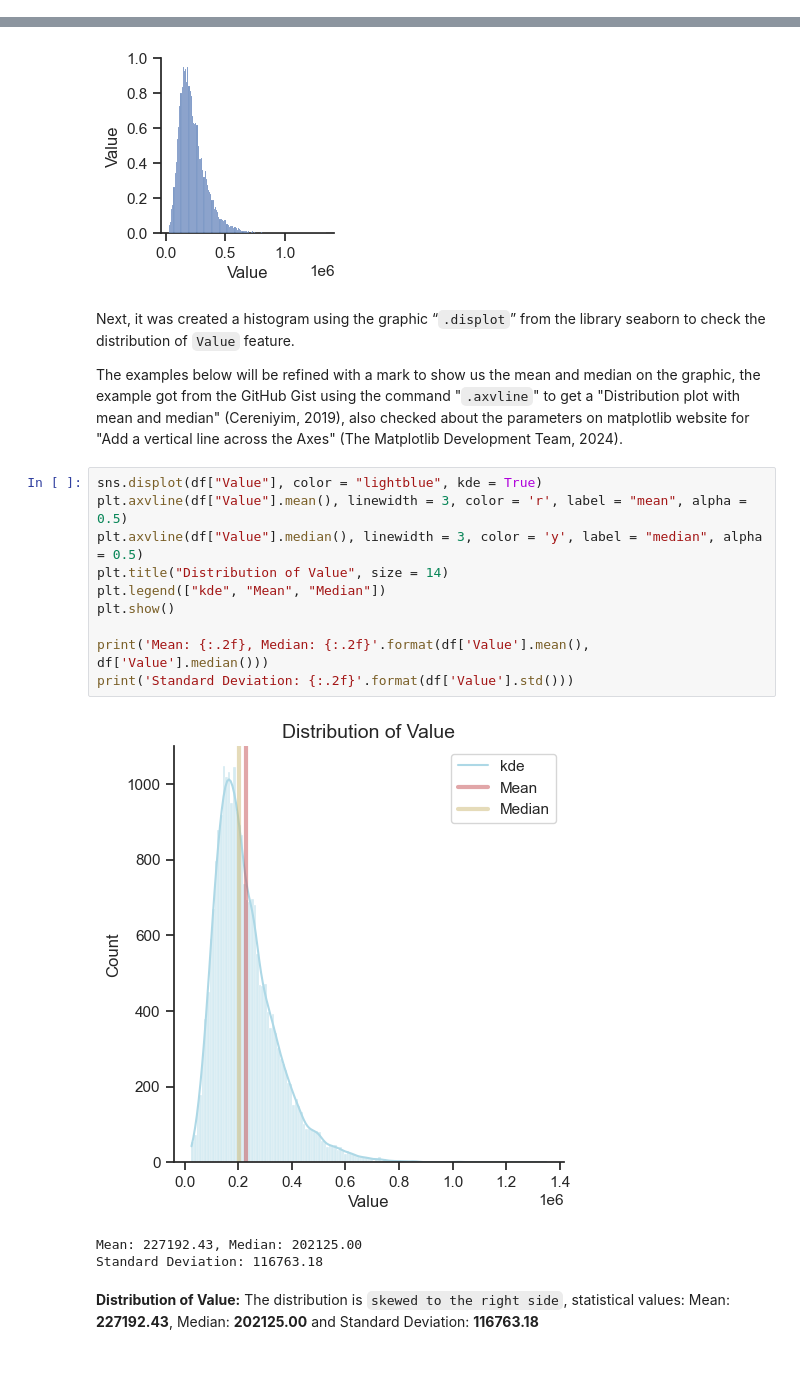
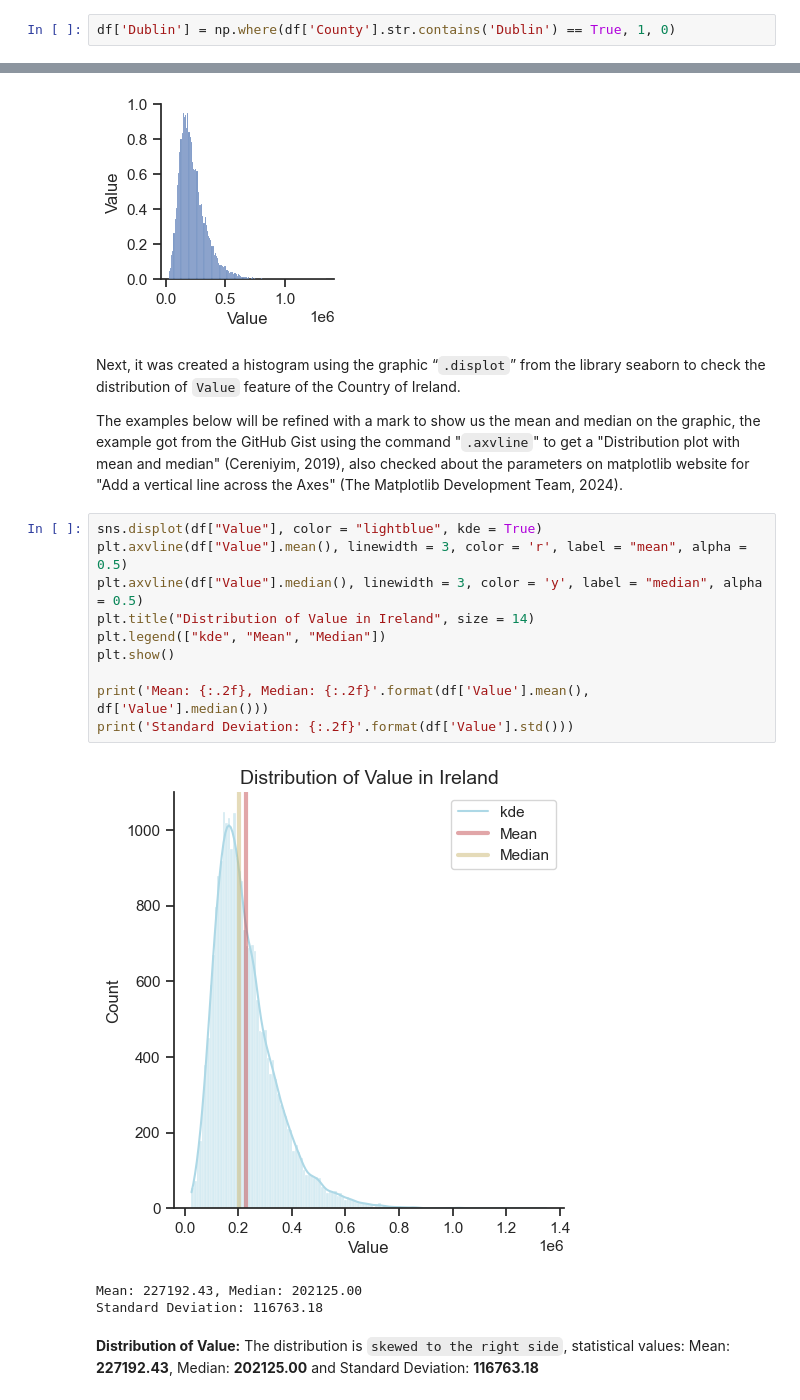
Before and after one commit to CristhianMacedo2024104/Machine-Learning, a Jupyter notebook: CristhianMacedo_MLearningHDip_CA1.ipynb, the cells around one changed output, grey strips where cells are left out. Saved outputs shown, nothing was run; the diff lists cells and outputs as text; blank space fills up the shorter version.

```diff
--- a/CristhianMacedo_MLearningHDip_CA1.ipynb
+++ b/CristhianMacedo_MLearningHDip_CA1.ipynb
@@ -291,0 +329,2 @@ df.head()
+# %%
+df['Dublin'] = np.where(df['County'].str.contains('Dublin') == True, 1, 0)
@@ -418,21 +488,21 @@ sns.pairplot(df[['Value']])
 <seaborn.axisgrid.PairGrid at 0x...>
 [figure]
 # %% [markdown]
-Next, it was created a histogram using the graphic “`.displot`” from the library seaborn to check the distribution of `Value` feature.
+Next, it was created a histogram using the graphic “`.displot`” from the library seaborn to check the distribution of `Value` feature of the Country of Ireland.
 
 The examples below will be refined with a mark to show us the mean and median on the graphic, the example got from the GitHub Gist using the command "`.axvline`" to get a "Distribution plot with mean and median" (Cereniyim, 2019), also checked about the parameters on matplotlib website for "Add a vertical line across the Axes" (The Matplotlib Development Team, 2024).
 # %%
 sns.displot(df["Value"], color = "lightblue", kde = True)
 plt.axvline(df["Value"].mean(), linewidth = 3, color = 'r', label = "mean", alpha = 0.5)
 plt.axvline(df["Value"].median(), linewidth = 3, color = 'y', label = "median", alpha = 0.5)
-plt.title("Distribution of Value", size = 14)
+plt.title("Distribution of Value in Ireland", size = 14)
 plt.legend(["kde", "Mean", "Median"])
 plt.show()
 
 print('Mean: {:.2f}, Median: {:.2f}'.format(df['Value'].mean(), df['Value'].median()))
 print('Standard Deviation: {:.2f}'.format(df['Value'].std()))
 # %% [output]
-[figure, old version]
+[figure, new version]
 Mean: 227192.43, Median: 202125.00
 Standard Deviation: 116763.18
 # %% [markdown]
```
Also changed, not shown: parts of 156 cells of this notebook, 2 other files.
